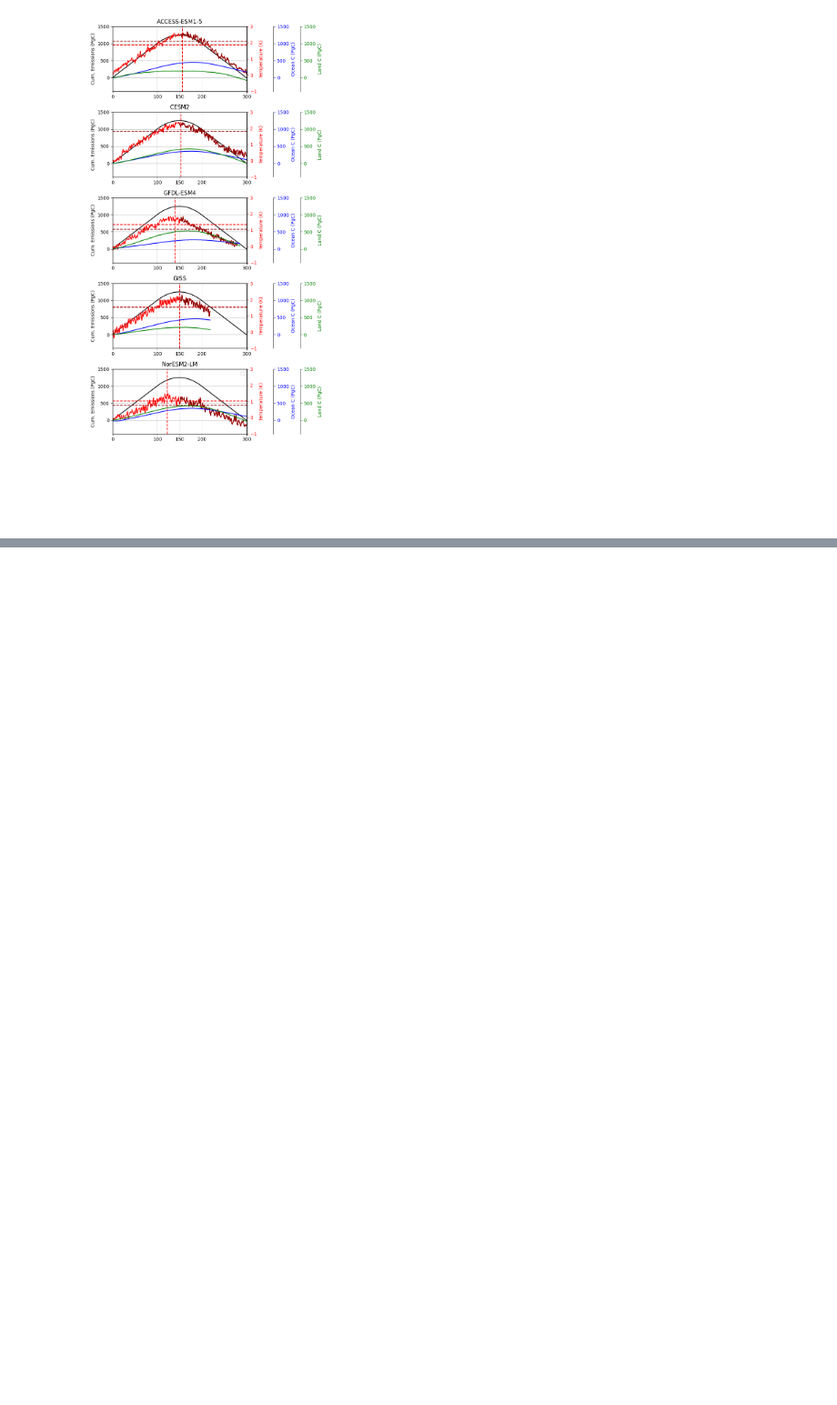
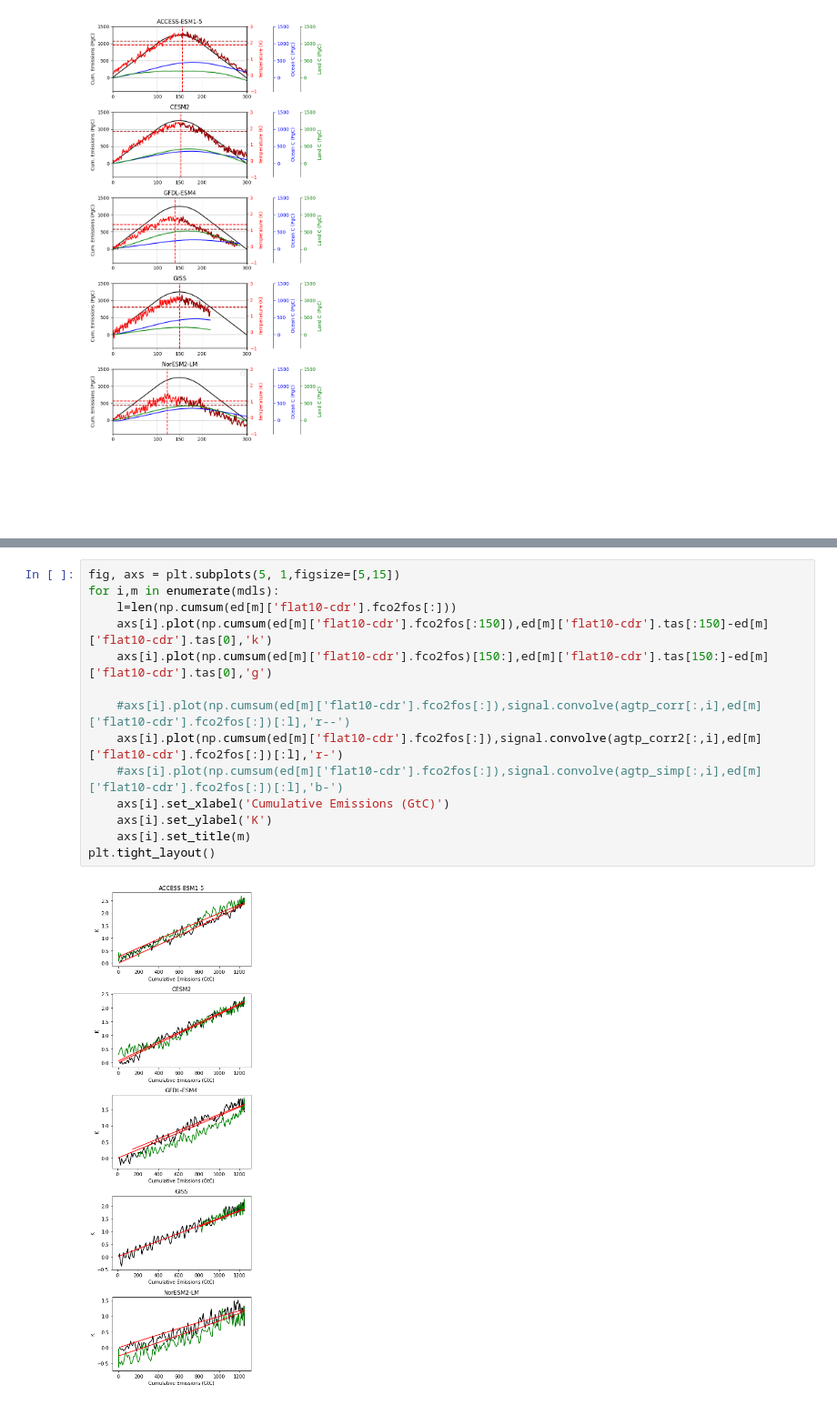
Before and after one commit to ckoven/esm-deck, a Jupyter notebook: flat10_scm.ipynb, the cells around one changed output, grey strips where cells are left out. Shown at 91% size. Drawn from its saved outputs; the diff is of its cells as text; blank space fills up the shorter version.

```diff
--- a/flat10_scm.ipynb
+++ b/flat10_scm.ipynb
@@ -730,0 +753,16 @@ plt.plot(280+np.cumsum(e_flat10_cdr['Emission Rate (PgC a-1)']-ed['NorESM2-LM'][
+# %%
+fig, axs = plt.subplots(5, 1,figsize=[5,15])
+for i,m in enumerate(mdls):
+    l=len(np.cumsum(ed[m]['flat10-cdr'].fco2fos[:]))
+    axs[i].plot(np.cumsum(ed[m]['flat10-cdr'].fco2fos[:150]),ed[m]['flat10-cdr'].tas[:150]-ed[m]['flat10-cdr'].tas[0],'k')
+    axs[i].plot(np.cumsum(ed[m]['flat10-cdr'].fco2fos)[150:],ed[m]['flat10-cdr'].tas[150:]-ed[m]['flat10-cdr'].tas[0],'g')
+
+    #axs[i].plot(np.cumsum(ed[m]['flat10-cdr'].fco2fos[:]),signal.convolve(agtp_corr[:,i],ed[m]['flat10-cdr'].fco2fos[:])[:l],'r--')
+    axs[i].plot(np.cumsum(ed[m]['flat10-cdr'].fco2fos[:]),signal.convolve(agtp_corr2[:,i],ed[m]['flat10-cdr'].fco2fos[:])[:l],'r-')
+    #axs[i].plot(np.cumsum(ed[m]['flat10-cdr'].fco2fos[:]),signal.convolve(agtp_simp[:,i],ed[m]['flat10-cdr'].fco2fos[:])[:l],'b-')
+    axs[i].set_xlabel('Cumulative Emissions (GtC)')
+    axs[i].set_ylabel('K')
+    axs[i].set_title(m)
+plt.tight_layout()
+# %% [output]
+[figure, added]
```
Also changed, not shown: parts of 28 cells of this notebook.
